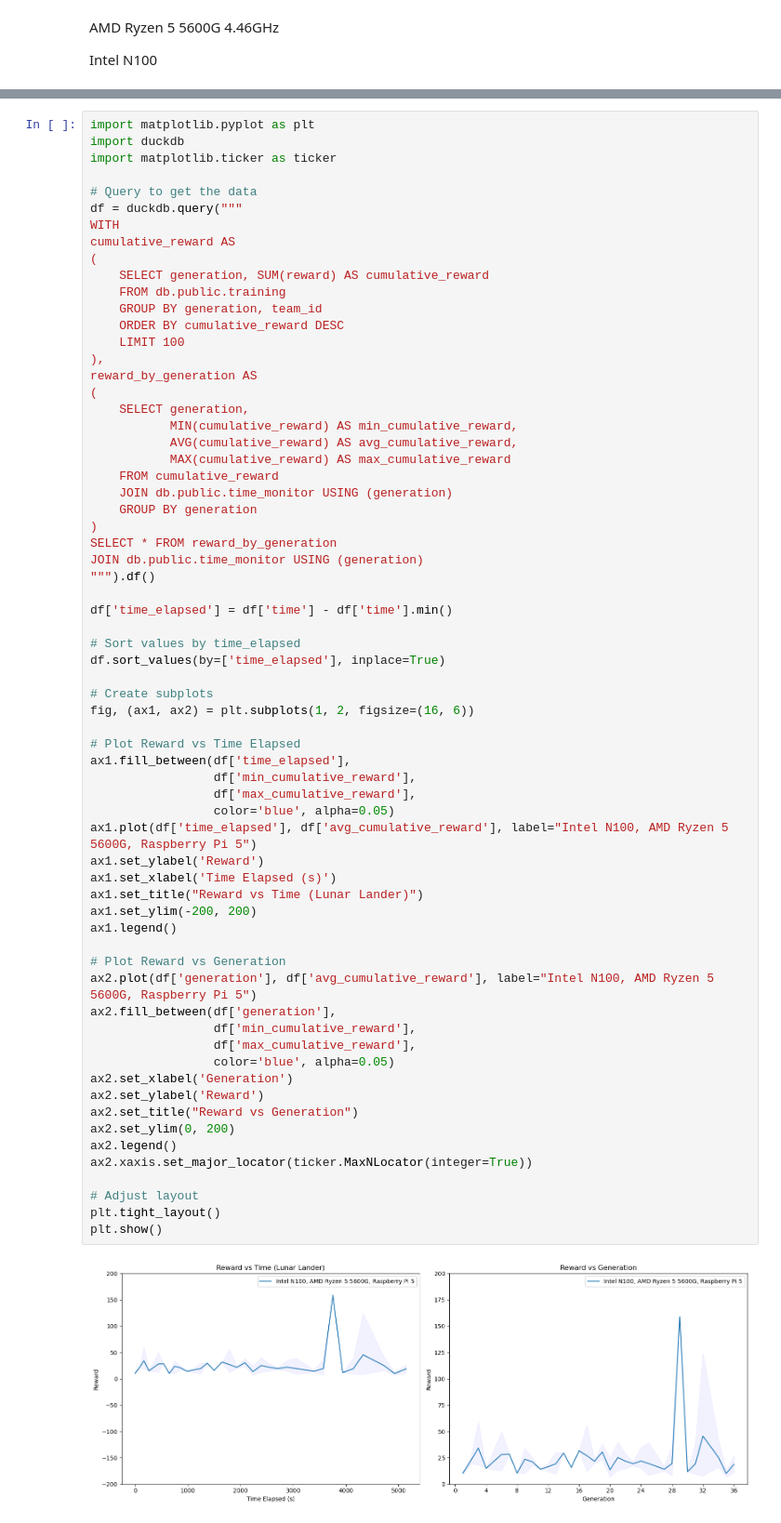
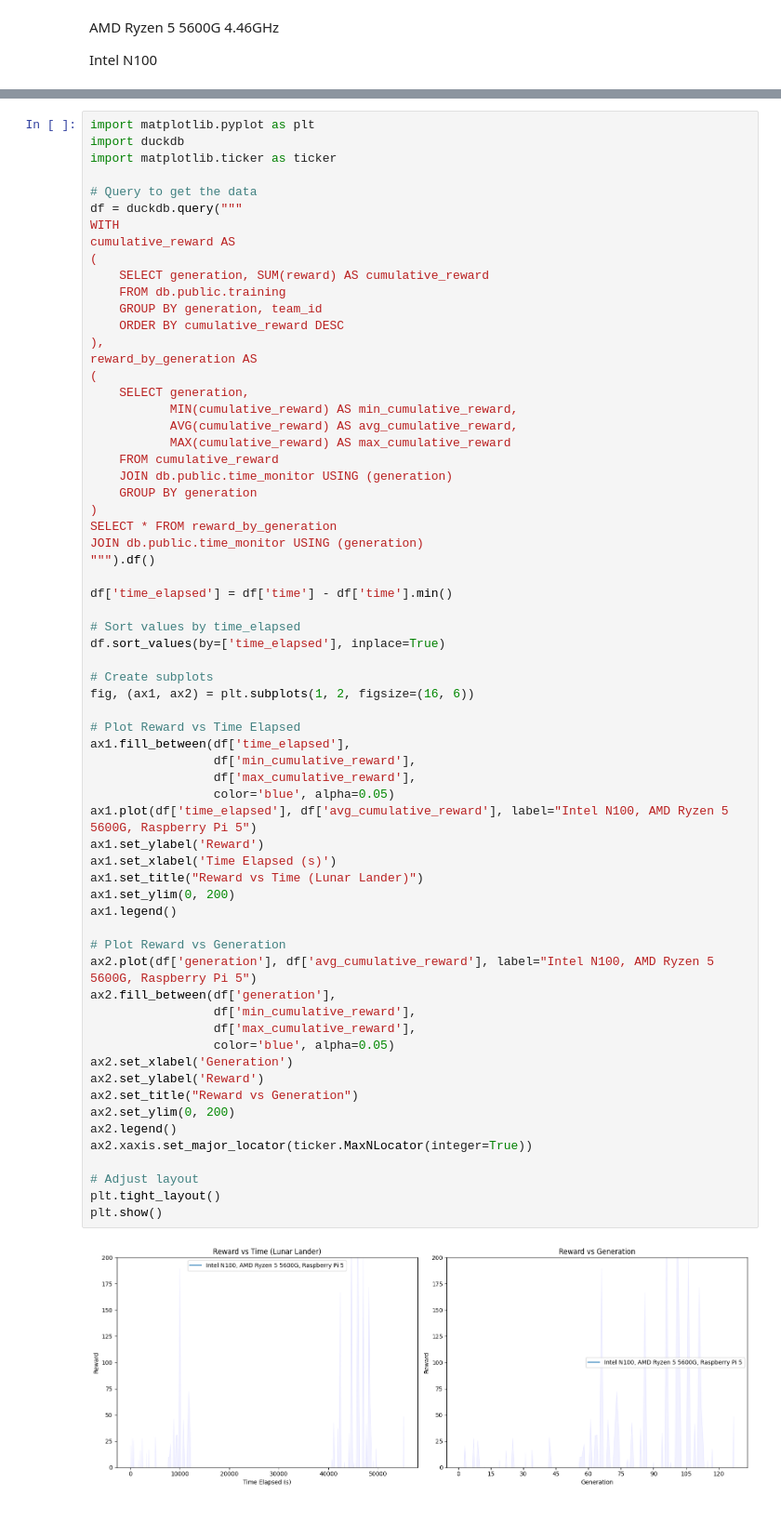
Before and after one commit to bmcnns/distributed-tpg, a Jupyter notebook: lunar_lander_early_benchmarks.ipynb, the cells around one changed output, grey strips where cells are left out. Shown at 93% size. Cells and saved outputs as stored; diff of their text form.

```diff
--- a/lunar_lander_early_benchmarks.ipynb
+++ b/lunar_lander_early_benchmarks.ipynb
@@ -197,7 +195,6 @@ cumulative_reward AS
     FROM db.public.training
     GROUP BY generation, team_id
     ORDER BY cumulative_reward DESC
-    LIMIT 100
 ),
 reward_by_generation AS
 (
@@ -222,32 +219,32 @@ df.sort_values(by=['time_elapsed'], inplace=True)
 fig, (ax1, ax2) = plt.subplots(1, 2, figsize=(16, 6))
 
 # Plot Reward vs Time Elapsed
 ax1.fill_between(df['time_elapsed'],
                  df['min_cumulative_reward'],
                  df['max_cumulative_reward'],
                  color='blue', alpha=0.05)
 ax1.plot(df['time_elapsed'], df['avg_cumulative_reward'], label="Intel N100, AMD Ryzen 5 5600G, Raspberry Pi 5")
 ax1.set_ylabel('Reward')
 ax1.set_xlabel('Time Elapsed (s)')
 ax1.set_title("Reward vs Time (Lunar Lander)")
-ax1.set_ylim(-200, 200)
+ax1.set_ylim(0, 200)
 ax1.legend()
 
 # Plot Reward vs Generation
 ax2.plot(df['generation'], df['avg_cumulative_reward'], label="Intel N100, AMD Ryzen 5 5600G, Raspberry Pi 5")
 ax2.fill_between(df['generation'],
                  df['min_cumulative_reward'],
                  df['max_cumulative_reward'],
                  color='blue', alpha=0.05)
 ax2.set_xlabel('Generation')
 ax2.set_ylabel('Reward')
 ax2.set_title("Reward vs Generation")
 ax2.set_ylim(0, 200)
 ax2.legend()
 ax2.xaxis.set_major_locator(ticker.MaxNLocator(integer=True))
 
 # Adjust layout
 plt.tight_layout()
 plt.show()
 # %% [output]
-[figure, old version]
+[figure, new version]
```
Also changed, not shown: parts of 8 cells of this notebook, 7 other files.
